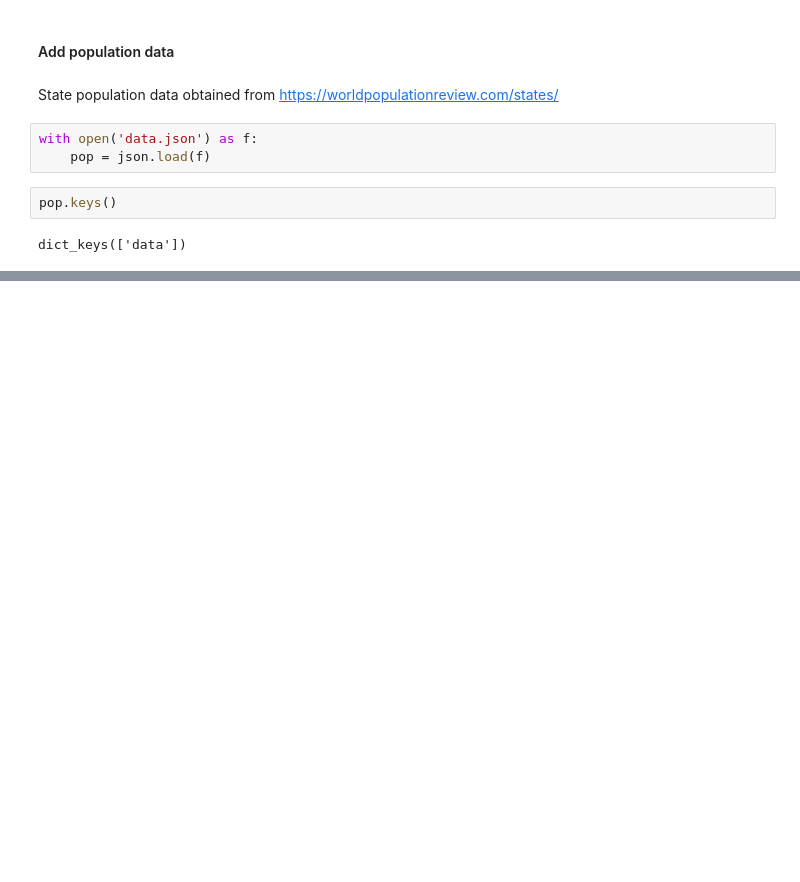
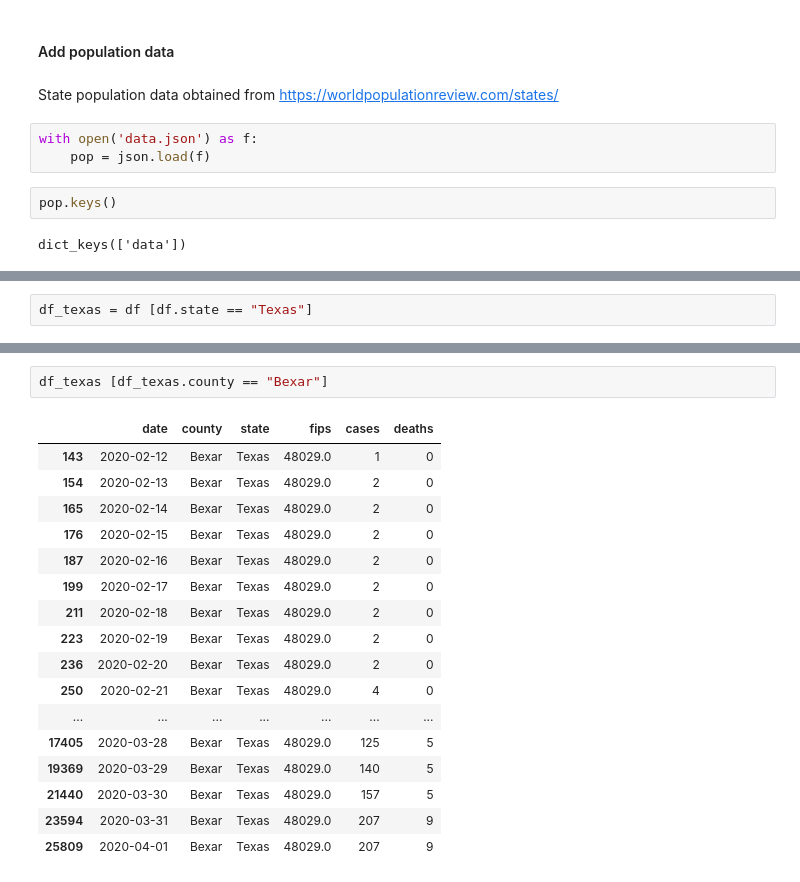
Before and after one commit to misty-garcia/covid, a Jupyter notebook: lots_of_data.ipynb, the cells around one changed output, grey strips where cells are left out. Cells and saved outputs as stored; diff of their text form; blank space fills up the shorter version.

```diff
--- a/lots_of_data.ipynb
+++ b/lots_of_data.ipynb
@@ -129,0 +180,2 @@ pd.DataFrame(pop['data'])
+# %%
+df_texas = df [df.state == "Texas"]
@@ -129,0 +206,20 @@ pd.DataFrame(pop['data'])
+# %%
+df_texas [df_texas.county == "Bexar"]
+# %% [output]
+|  | date | county | state | fips | cases | deaths |
+| 143 | 2020-02-12 | Bexar | Texas | 48029.0 | 1 | 0 |
+| 154 | 2020-02-13 | Bexar | Texas | 48029.0 | 2 | 0 |
+| 165 | 2020-02-14 | Bexar | Texas | 48029.0 | 2 | 0 |
+| 176 | 2020-02-15 | Bexar | Texas | 48029.0 | 2 | 0 |
+| 187 | 2020-02-16 | Bexar | Texas | 48029.0 | 2 | 0 |
+| 199 | 2020-02-17 | Bexar | Texas | 48029.0 | 2 | 0 |
+| 211 | 2020-02-18 | Bexar | Texas | 48029.0 | 2 | 0 |
+| 223 | 2020-02-19 | Bexar | Texas | 48029.0 | 2 | 0 |
+| 236 | 2020-02-20 | Bexar | Texas | 48029.0 | 2 | 0 |
+| 250 | 2020-02-21 | Bexar | Texas | 48029.0 | 4 | 0 |
+| ... | ... | ... | ... | ... | ... | ... |
+| 17405 | 2020-03-28 | Bexar | Texas | 48029.0 | 125 | 5 |
+| 19369 | 2020-03-29 | Bexar | Texas | 48029.0 | 140 | 5 |
+| 21440 | 2020-03-30 | Bexar | Texas | 48029.0 | 157 | 5 |
+| 23594 | 2020-03-31 | Bexar | Texas | 48029.0 | 207 | 9 |
+| 25809 | 2020-04-01 | Bexar | Texas | 48029.0 | 207 | 9 |
```
Also changed, not shown: parts of 23 cells of this notebook, 1 other file.
